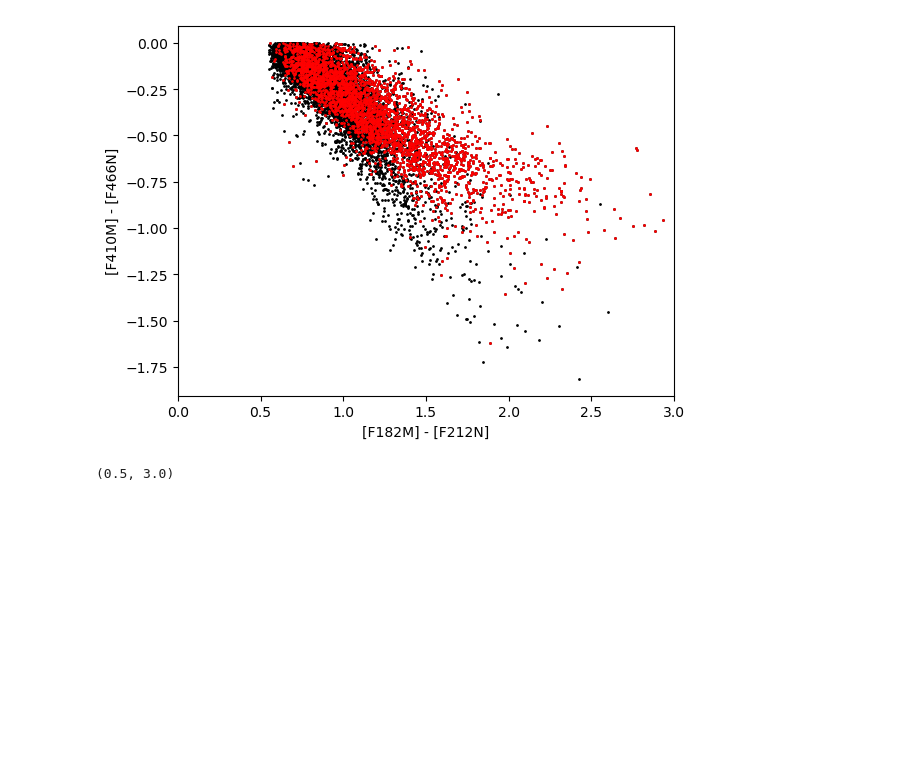
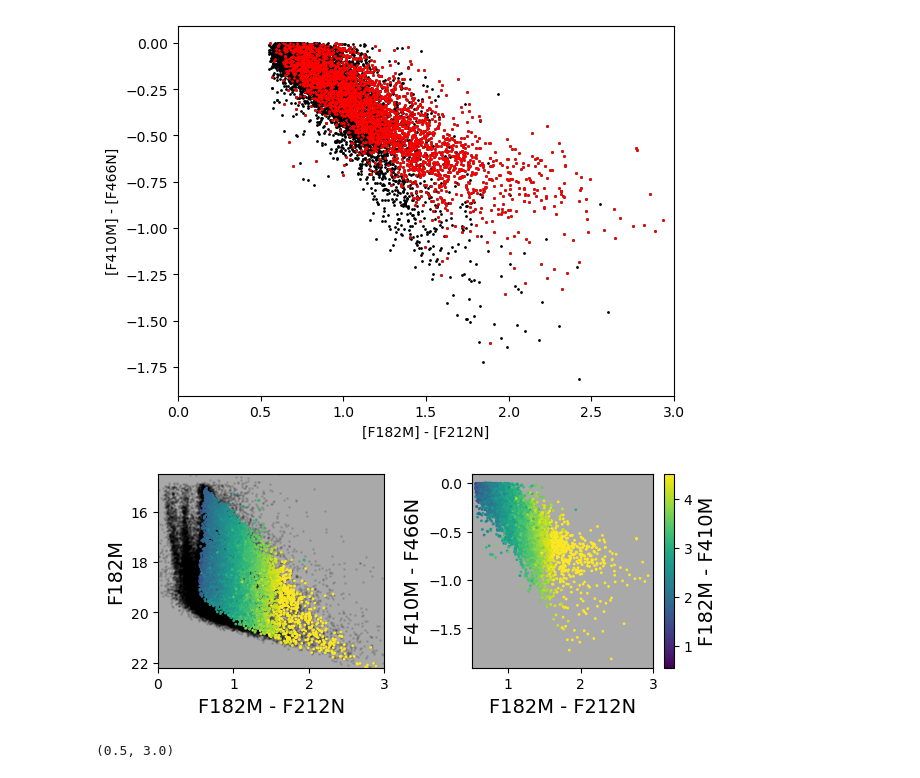
Before and after one commit to SpacialTree/lactea-filament, a Jupyter notebook: lactea-filament/notebooks/filament_COice.ipynb, the cells around one changed output. Saved outputs shown, nothing was run; the diff lists cells and outputs as text; code cells hidden in the pictures; blank space fills up the shorter version.

```diff
--- a/lactea-filament/notebooks/filament_COice.ipynb
+++ b/lactea-filament/notebooks/filament_COice.ipynb
@@ -94,3 +94,27 @@ ax.set_xlim(0, 3)
 # %% [output]
 (0.0, 3.0)
 [figure]
+# %%
+ax1 = plt.subplot(221)
+ax1.set_facecolor('darkgrey')
+cat_use.plot_CMD('f182m', 'f212n', 'f182m', color='k', s=1, ax=ax1, alpha=0.1)
+cat_filament.plot_CMD('f182m', 'f212n', 'f182m', ax=ax1, s=1, cmap='viridis', c=cat_filament.color('f182m', 'f410m'), vmin=0.55, vmax=4.5)
+plt.gca().invert_yaxis()
+ax1.set_xlabel('F182M - F212N', fontsize=14)
+ax1.set_ylabel('F182M', fontsize=14)
+ax1.set_xlim(0, 3)
+ax1.set_ylim(22.2, 14.5)
+
+ax = plt.subplot(222)
+ax.set_facecolor('darkgrey')
+#cat_filament.plot_CCD('f182m', 'f212n', 'f410m', 'f466n', ax=ax, s=1, cmap='viridis', c=cat_filament.color('f182m', 'f212n'), vmin=0.5, vmax=3)
+im = ax.scatter(cat_filament.color('f182m', 'f212n'), cat_filament.color('f410m', 'f466n'), s=1, c=cat_filament.color('f182m', 'f410m'), vmin=0.55, vmax=4.5, cmap='viridis')
+ax.set_xlabel('F182M - F212N', fontsize=14)
+ax.set_ylabel('F410M - F466N', fontsize=14)
+ax.set_xlim(0.5, 3)
+cbar = plt.colorbar(im, ax=ax)
+cbar.set_label('F182M - F410M', fontsize=14)
+plt.tight_layout()
+plt.savefig('/orange/adamginsburg/jwst/cloudc/figures/poster_filament_color_color.svg', dpi=300, bbox_inches='tight')
+# %% [output]
+[figure, added]
```
Also changed, not shown: parts of 8 cells of this notebook, 2 other files.
